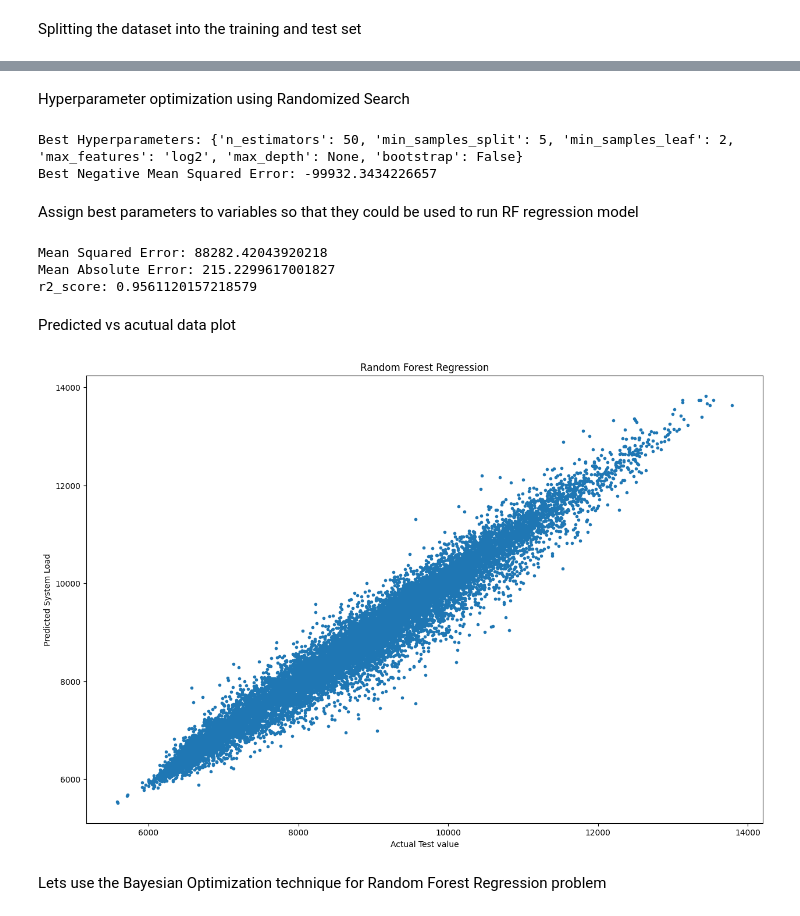
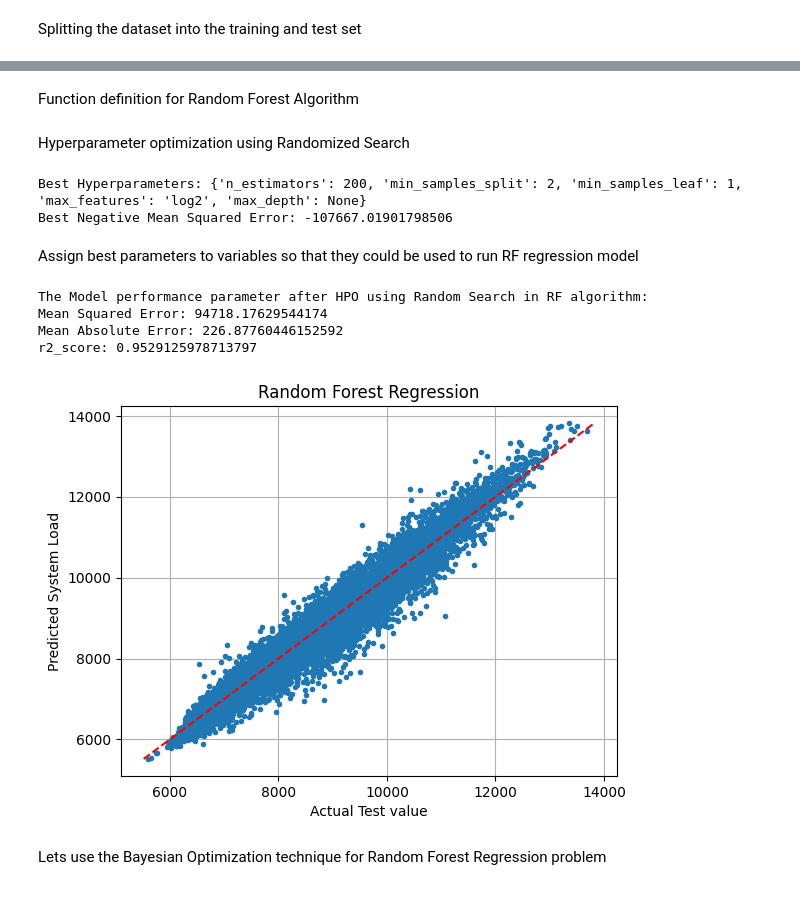
Before and after one commit to COSC5557/hyperparameter-optimization-Sanjeeb-PL, a Jupyter notebook: RandomForest.ipynb, the cells around one changed output, grey strips where cells are left out. Drawn from its saved outputs; the diff is of its cells as text; code cells hidden in the pictures.

```diff
--- a/RandomForest.ipynb
+++ b/RandomForest.ipynb
@@ -90,0 +120,2 @@ x_train, x_test, y_train, y_test = train_test_split(x, y, test_size = 0.2, rando
+# %% [markdown]
+Function definition for Random Forest Algorithm
@@ -91,22 +131,6 @@ x_train, x_test, y_train, y_test = train_test_split(x, y, test_size = 0.2, rando
 # %% [markdown]
 Hyperparameter optimization using Randomized Search
 # %%
-from sklearn.ensemble import RandomForestRegressor
-from sklearn.model_selection import RandomizedSearchCV
-from sklearn.metrics import r2_score
-
-def RandomForestRegressor_hpo(n_estimators, max_depth, min_samples_split, min_samples_leaf, max_features, bootstrap):
-    # Creating a Random Forest Regression Model and Fitting it to the Training Data
-    regr = RandomForestRegressor(n_estimators=n_estimators,max_depth=max_depth,min_samples_split=min_samples_split,min_samples_leaf=min_samples_leaf,max_features= max_features,bootstrap=bootstrap)
-    regr.fit(x_train,y_train)
-    y_pred = regr.predict(x_test)
-    score = r2_score(y_test, y_pred)
-    #print("R2_Score:", score)
-    return score, y_pred
-
-# Define the Random Forest Regressor
-# rf_regressor = RandomForestRegressor_hpo()
-
 # Define the hyperparameter grid
 param_grid = {
     'n_estimators': [10, 50, 100, 200],
@@ -114,14 +138,13 @@ param_grid = {
     'min_samples_split': [2, 5, 10],
     'min_samples_leaf': [1, 2, 4],
     'max_features': ['sqrt', 'log2', None],
-    'bootstrap': [True, False]
 }
 
 rf = RandomForestRegressor()
 # Initialize RandomizedSearchCV
 random_search = RandomizedSearchCV(estimator=rf,
                                    param_distributions=param_grid,
-                                   n_iter=10,
+                                   n_iter=100,
                                    cv=5,
                                    scoring='neg_mean_squared_error',
                                    random_state=42,
@@ -137,8 +160,8 @@ best_score = random_search.best_score_
 print("Best Hyperparameters:", best_params)
 print("Best Negative Mean Squared Error:", best_score)
 # %% [output]
-Best Hyperparameters: {'n_estimators': 50, 'min_samples_split': 5, 'min_samples_leaf': 2, 'max_features': 'log2', 'max_depth': None, 'bootstrap': False}
-Best Negative Mean Squared Error: -99932.3434226657
+Best Hyperparameters: {'n_estimators': 200, 'min_samples_split': 2, 'min_samples_leaf': 1, 'max_features': 'log2', 'max_depth': None}
+Best Negative Mean Squared Error: -107667.01901798506
 # %% [markdown]
 Assign best parameters to variables so that they could be used to run RF regression model
 # %%
@@ -151,38 +173,29 @@ best_bootstrap = best_params['bootstrap']
-# %%
-def RandomForestRegressor_hpo(n_estimators, max_depth, min_samples_split, min_samples_leaf, max_features, bootstrap):
-    # Creating a Random Forest Regression Model and Fitting it to the Training Data
-    regr = RandomForestRegressor(n_estimators=n_estimators,max_depth=max_depth,min_samples_split=min_samples_split,min_samples_leaf=min_samples_leaf,max_features= max_features,bootstrap=bootstrap)
-    regr.fit(x_train,y_train)
-    y_pred = regr.predict(x_test)
-    score = r2_score(y_test, y_pred)
-    #print("R2_Score:", score)
-    return score, y_pred
 # %%
-from sklearn.metrics import mean_absolute_error, mean_squared_error, r2_score
-r2_Score_returnvalue, y_pred = RandomForestRegressor_hpo(best_n_estimators, best_max_depth, best_min_samples_split, best_min_samples_leaf, best_max_features, best_bootstrap)
+# function call to run the model on
+y_pred = RandomForestRegressor_hpo(best_n_estimators, best_max_depth, best_min_samples_split, best_min_samples_leaf, best_max_features)
 
 R2_score = r2_score(y_test, y_pred)
 mae = mean_absolute_error(y_test, y_pred)
 mse = mean_squared_error(y_test, y_pred)
 
+print("The Model performance parameter after HPO using Random Search in RF algorithm:")
 print("Mean Squared Error:", mse)
 print("Mean Absolute Error:", mae)
 print("r2_score:", R2_score)
+
+plt.plot(y_pred,y_test, '.')
+plt.plot([min(y_test), max(y_test)], [min(y_test), max(y_test)], color='red', linestyle='--', label='Perfect fit')
+plt.title('Random Forest Regression')
+plt.xlabel('Actual Test value')
+plt.ylabel('Predicted System Load')
+plt.grid(True)
+plt.show()
 # %% [output]
-Mean Squared Error: 88282.42043920218
-Mean Absolute Error: 215.2299617001827
-r2_score: 0.9561120157218579
+The Model performance parameter after HPO using Random Search in RF algorithm:
+Mean Squared Error: 94718.17629544174
+Mean Absolute Error: 226.87760446152592
+r2_score: 0.9529125978713797
+[figure, added]
-# %% [markdown]
-Predicted vs acutual data plot
-# %%
-plt.plot(y_pred,y_test, '.')
-#plt.plot(x_grid, regressor.predict(x_grid.reshape(-1,1)), color = 'blue')
-plt.title('Random Forest Regression')
-plt.xlabel('Actual Test value')
-plt.ylabel('Predicted System Load')
-plt.show()
-# %% [output]
-[figure, removed]
 # %% [markdown]
 Lets use the Bayesian Optimization technique for Random Forest Regression problem
 # %%
```
Also changed, not shown: parts of 11 cells of this notebook, 3 other files.
